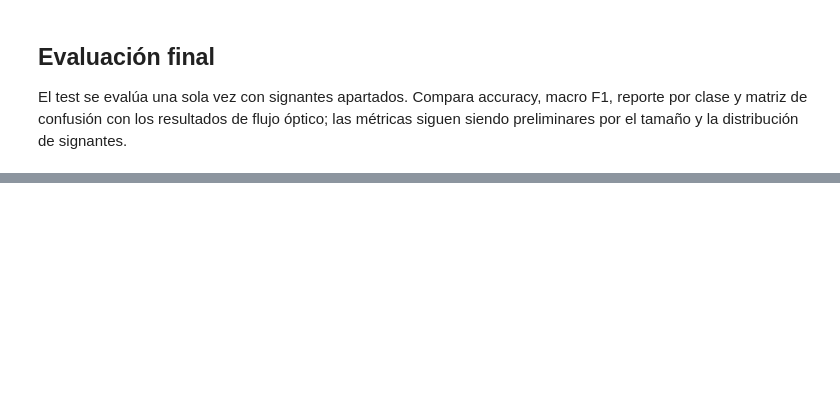
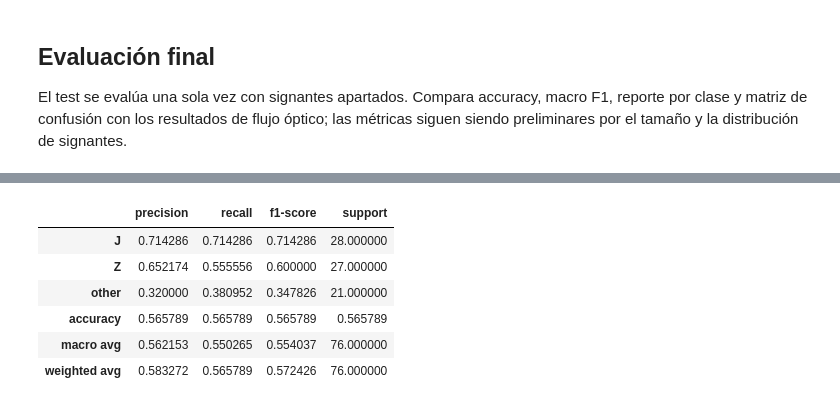
Before and after one commit to codebysofiav/asl-sign-language-recognition, a Jupyter notebook: proyecto_def/notebooks/14_entrenamiento_video_mapas_colab.ipynb, the cells around one changed output, grey strips where cells are left out. Saved outputs shown, nothing was run; the diff lists cells and outputs as text; code cells hidden in the pictures; blank space fills up the shorter version.

```diff
--- a/proyecto_def/notebooks/14_entrenamiento_video_mapas_colab.ipynb
+++ b/proyecto_def/notebooks/14_entrenamiento_video_mapas_colab.ipynb
@@ -308,0 +407,13 @@ print("Modelo y checkpoints:",EXPORT_DIR)
+# %%
+import json
+
+metrics = json.loads((OUT / "metrics.json").read_text())
+display(pd.DataFrame(metrics["classification_report"]).T)
+# %% [output]
+|  | precision | recall | f1-score | support |
+| J | 0.714286 | 0.714286 | 0.714286 | 28.000000 |
+| Z | 0.652174 | 0.555556 | 0.600000 | 27.000000 |
+| other | 0.320000 | 0.380952 | 0.347826 | 21.000000 |
+| accuracy | 0.565789 | 0.565789 | 0.565789 | 0.565789 |
+| macro avg | 0.562153 | 0.550265 | 0.554037 | 76.000000 |
+| weighted avg | 0.583272 | 0.565789 | 0.572426 | 76.000000 |
```
Also changed, not shown: parts of 5 cells of this notebook, 5 other files.
